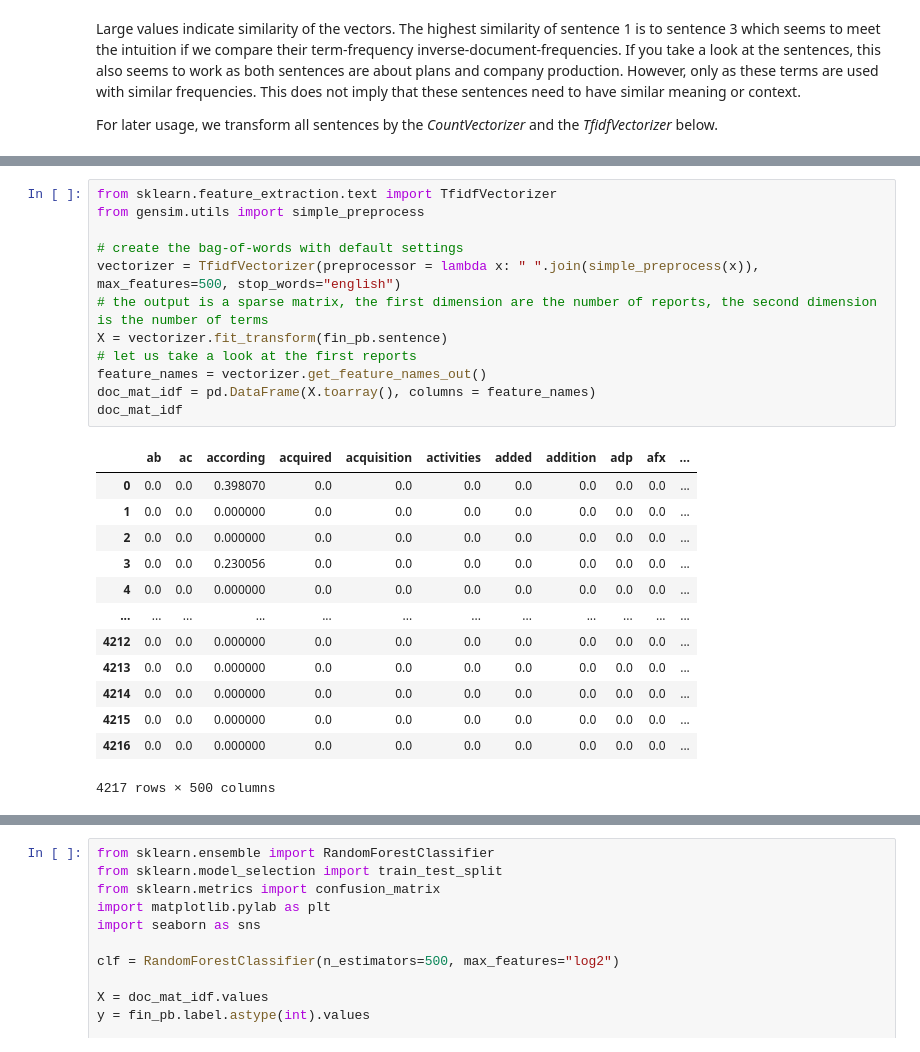
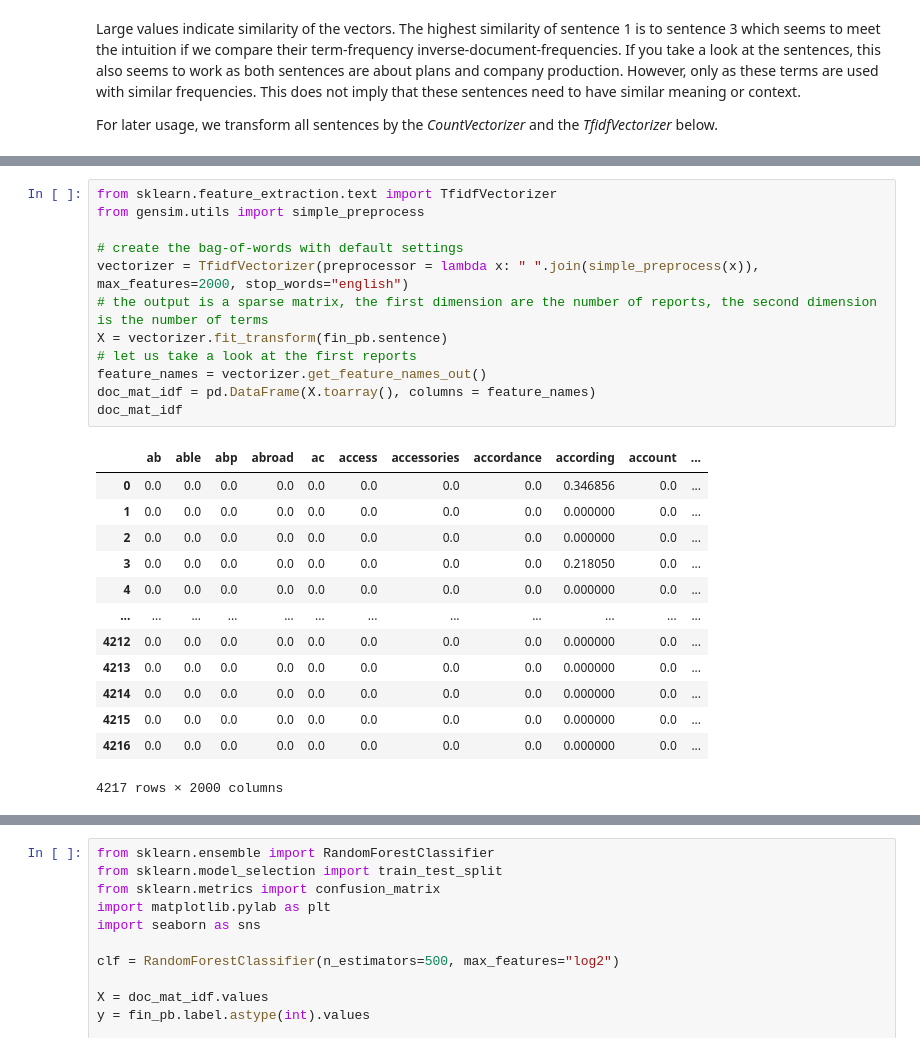
Before and after one commit to RalfKellner/dlta_coursebook, a Jupyter notebook: yt/02_word_frequencies.ipynb, the cells around one changed output, grey strips where cells are left out. Drawn from its saved outputs; the diff is of its cells as text.

```diff
--- a/yt/02_word_frequencies.ipynb
+++ b/yt/02_word_frequencies.ipynb
@@ -253,26 +253,26 @@ doc_mat
 # %%
 from sklearn.feature_extraction.text import TfidfVectorizer
 from gensim.utils import simple_preprocess
 
 # create the bag-of-words with default settings
-vectorizer = TfidfVectorizer(preprocessor = lambda x: " ".join(simple_preprocess(x)), max_features=500, stop_words="english")
+vectorizer = TfidfVectorizer(preprocessor = lambda x: " ".join(simple_preprocess(x)), max_features=2000, stop_words="english")
 # the output is a sparse matrix, the first dimension are the number of reports, the second dimension is the number of terms
 X = vectorizer.fit_transform(fin_pb.sentence)
 # let us take a look at the first reports
 feature_names = vectorizer.get_feature_names_out()
 doc_mat_idf = pd.DataFrame(X.toarray(), columns = feature_names)
 doc_mat_idf
 # %% [output]
-|  | ab | ac | according | acquired | acquisition | activities | added | addition | adp | afx | ... |
-| 0 | 0.0 | 0.0 | 0.398070 | 0.0 | 0.0 | 0.0 | 0.0 | 0.0 | 0.0 | 0.0 | ... |
-| 1 | 0.0 | 0.0 | 0.000000 | 0.0 | 0.0 | 0.0 | 0.0 | 0.0 | 0.0 | 0.0 | ... |
-| 2 | 0.0 | 0.0 | 0.000000 | 0.0 | 0.0 | 0.0 | 0.0 | 0.0 | 0.0 | 0.0 | ... |
-| 3 | 0.0 | 0.0 | 0.230056 | 0.0 | 0.0 | 0.0 | 0.0 | 0.0 | 0.0 | 0.0 | ... |
-| 4 | 0.0 | 0.0 | 0.000000 | 0.0 | 0.0 | 0.0 | 0.0 | 0.0 | 0.0 | 0.0 | ... |
+|  | ab | able | abp | abroad | ac | access | accessories | accordance | according | account | ... |
+| 0 | 0.0 | 0.0 | 0.0 | 0.0 | 0.0 | 0.0 | 0.0 | 0.0 | 0.346856 | 0.0 | ... |
+| 1 | 0.0 | 0.0 | 0.0 | 0.0 | 0.0 | 0.0 | 0.0 | 0.0 | 0.000000 | 0.0 | ... |
+| 2 | 0.0 | 0.0 | 0.0 | 0.0 | 0.0 | 0.0 | 0.0 | 0.0 | 0.000000 | 0.0 | ... |
+| 3 | 0.0 | 0.0 | 0.0 | 0.0 | 0.0 | 0.0 | 0.0 | 0.0 | 0.218050 | 0.0 | ... |
+| 4 | 0.0 | 0.0 | 0.0 | 0.0 | 0.0 | 0.0 | 0.0 | 0.0 | 0.000000 | 0.0 | ... |
 | ... | ... | ... | ... | ... | ... | ... | ... | ... | ... | ... | ... |
-| 4212 | 0.0 | 0.0 | 0.000000 | 0.0 | 0.0 | 0.0 | 0.0 | 0.0 | 0.0 | 0.0 | ... |
-| 4213 | 0.0 | 0.0 | 0.000000 | 0.0 | 0.0 | 0.0 | 0.0 | 0.0 | 0.0 | 0.0 | ... |
-| 4214 | 0.0 | 0.0 | 0.000000 | 0.0 | 0.0 | 0.0 | 0.0 | 0.0 | 0.0 | 0.0 | ... |
-| 4215 | 0.0 | 0.0 | 0.000000 | 0.0 | 0.0 | 0.0 | 0.0 | 0.0 | 0.0 | 0.0 | ... |
-| 4216 | 0.0 | 0.0 | 0.000000 | 0.0 | 0.0 | 0.0 | 0.0 | 0.0 | 0.0 | 0.0 | ... |
+| 4212 | 0.0 | 0.0 | 0.0 | 0.0 | 0.0 | 0.0 | 0.0 | 0.0 | 0.000000 | 0.0 | ... |
+| 4213 | 0.0 | 0.0 | 0.0 | 0.0 | 0.0 | 0.0 | 0.0 | 0.0 | 0.000000 | 0.0 | ... |
+| 4214 | 0.0 | 0.0 | 0.0 | 0.0 | 0.0 | 0.0 | 0.0 | 0.0 | 0.000000 | 0.0 | ... |
+| 4215 | 0.0 | 0.0 | 0.0 | 0.0 | 0.0 | 0.0 | 0.0 | 0.0 | 0.000000 | 0.0 | ... |
+| 4216 | 0.0 | 0.0 | 0.0 | 0.0 | 0.0 | 0.0 | 0.0 | 0.0 | 0.000000 | 0.0 | ... |
-4217 rows × 500 columns
+4217 rows × 2000 columns
```
Also changed, not shown: parts of 15 cells of this notebook, 40 other files.
